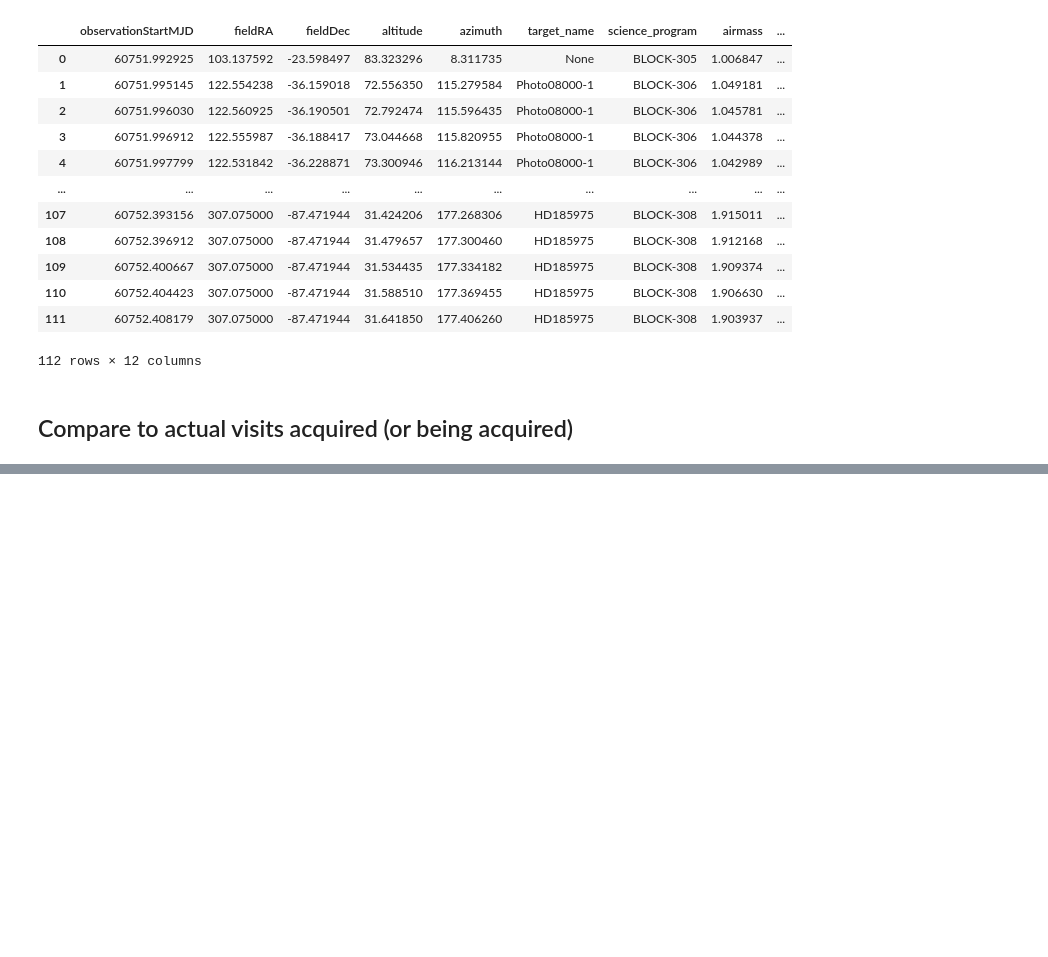
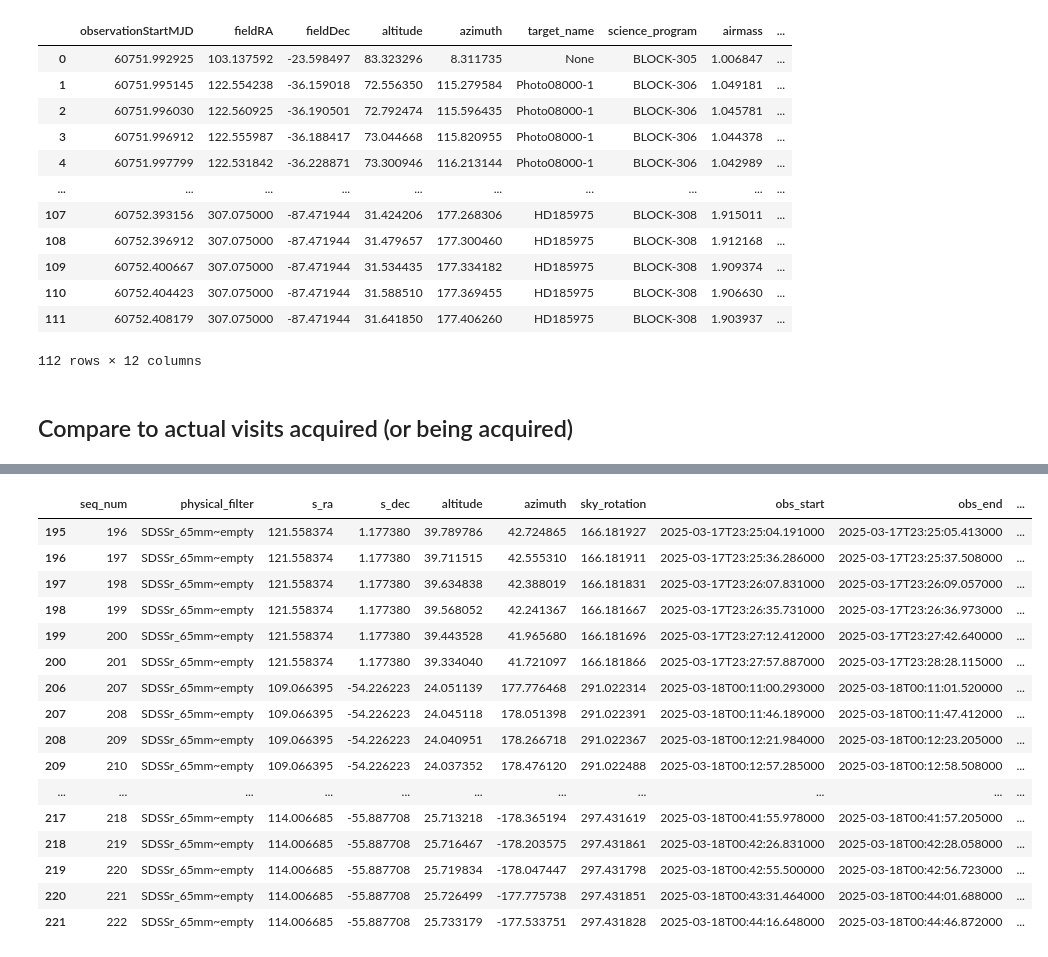
Before and after one commit to lsst-sims/auxtel_fbs, a Jupyter notebook: FBS_auxtel.ipynb, the cells around one changed output, grey strips where cells are left out. Cells and saved outputs as stored; diff of their text form; code cells hidden in the pictures; blank space fills up the shorter version.

```diff
--- a/FBS_auxtel.ipynb
+++ b/FBS_auxtel.ipynb
@@ -736,3 +735,18 @@ def query_consdb(endpoint: str, auth: tuple, params: dict) -> pd.DataFrame:
     if len(messages) > 0:
         messages = pd.DataFrame(messages['data'], columns=messages['columns'])
     return messages
+
+def augment_visits(visits: pd.DataFrame) -> pd.DataFrame:
+    visits.sort_values(by='exp_midpt_mjd', inplace=True)
+    # Add time between visits
+    prev_visit_start = np.concatenate([np.array([0]), visits.obs_start_mjd[0:-1]])
+    prev_visit_end = np.concatenate([np.array([0]), visits.obs_end_mjd[0:-1]])
+    delta_t = np.concatenate([np.array([0]), (visits.obs_start_mjd[1:].values - visits.obs_end_mjd[:-1].values) * 24 * 60 * 60])
+    visits['prev_obs_start_mjd'] = prev_visit_start
+    visits['prev_obs_end_mjd'] = prev_visit_end
+    visits['visit_gap'] = delta_t
+
+    # Remove when bug in consdb fixed
+    visits['alt'] =  90 - visits['altitude']
+
+    return visits
@@ -770,0 +813,21 @@ retrieved 0 non-calib visits
+# %%
+cols = ['seq_num', 'physical_filter', 's_ra', 's_dec', 'altitude', 'azimuth', 'sky_rotation', 'obs_start', 'obs_end', 'exp_time', 'dark_time', 'visit_gap', 'img_type', 'science_program', 'observation_reason', 'target_name']
+visits.query("target_name.str.contains('HD ')")[cols]
+# %% [output]
+|  | seq_num | physical_filter | s_ra | s_dec | altitude | azimuth | sky_rotation | obs_start | obs_end | ... |
+| 195 | 196 | SDSSr_65mm~empty | 121.558374 | 1.177380 | 39.789786 | 42.724865 | 166.181927 | 2025-03-17T23:25:04.191000 | 2025-03-17T23:25:05.413000 | ... |
+| 196 | 197 | SDSSr_65mm~empty | 121.558374 | 1.177380 | 39.711515 | 42.555310 | 166.181911 | 2025-03-17T23:25:36.286000 | 2025-03-17T23:25:37.508000 | ... |
+| 197 | 198 | SDSSr_65mm~empty | 121.558374 | 1.177380 | 39.634838 | 42.388019 | 166.181831 | 2025-03-17T23:26:07.831000 | 2025-03-17T23:26:09.057000 | ... |
+| 198 | 199 | SDSSr_65mm~empty | 121.558374 | 1.177380 | 39.568052 | 42.241367 | 166.181667 | 2025-03-17T23:26:35.731000 | 2025-03-17T23:26:36.973000 | ... |
+| 199 | 200 | SDSSr_65mm~empty | 121.558374 | 1.177380 | 39.443528 | 41.965680 | 166.181696 | 2025-03-17T23:27:12.412000 | 2025-03-17T23:27:42.640000 | ... |
+| 200 | 201 | SDSSr_65mm~empty | 121.558374 | 1.177380 | 39.334040 | 41.721097 | 166.181866 | 2025-03-17T23:27:57.887000 | 2025-03-17T23:28:28.115000 | ... |
+| 206 | 207 | SDSSr_65mm~empty | 109.066395 | -54.226223 | 24.051139 | 177.776468 | 291.022314 | 2025-03-18T00:11:00.293000 | 2025-03-18T00:11:01.520000 | ... |
+| 207 | 208 | SDSSr_65mm~empty | 109.066395 | -54.226223 | 24.045118 | 178.051398 | 291.022391 | 2025-03-18T00:11:46.189000 | 2025-03-18T00:11:47.412000 | ... |
+| 208 | 209 | SDSSr_65mm~empty | 109.066395 | -54.226223 | 24.040951 | 178.266718 | 291.022367 | 2025-03-18T00:12:21.984000 | 2025-03-18T00:12:23.205000 | ... |
+| 209 | 210 | SDSSr_65mm~empty | 109.066395 | -54.226223 | 24.037352 | 178.476120 | 291.022488 | 2025-03-18T00:12:57.285000 | 2025-03-18T00:12:58.508000 | ... |
+| ... | ... | ... | ... | ... | ... | ... | ... | ... | ... | ... |
+| 217 | 218 | SDSSr_65mm~empty | 114.006685 | -55.887708 | 25.713218 | -178.365194 | 297.431619 | 2025-03-18T00:41:55.978000 | 2025-03-18T00:41:57.205000 | ... |
+| 218 | 219 | SDSSr_65mm~empty | 114.006685 | -55.887708 | 25.716467 | -178.203575 | 297.431861 | 2025-03-18T00:42:26.831000 | 2025-03-18T00:42:28.058000 | ... |
+| 219 | 220 | SDSSr_65mm~empty | 114.006685 | -55.887708 | 25.719834 | -178.047447 | 297.431798 | 2025-03-18T00:42:55.500000 | 2025-03-18T00:42:56.723000 | ... |
+| 220 | 221 | SDSSr_65mm~empty | 114.006685 | -55.887708 | 25.726499 | -177.775738 | 297.431851 | 2025-03-18T00:43:31.464000 | 2025-03-18T00:44:01.688000 | ... |
+| 221 | 222 | SDSSr_65mm~empty | 114.006685 | -55.887708 | 25.733179 | -177.533751 | 297.431828 | 2025-03-18T00:44:16.648000 | 2025-03-18T00:44:46.872000 | ... |
```
Also changed, not shown: parts of 6 cells of this notebook.
